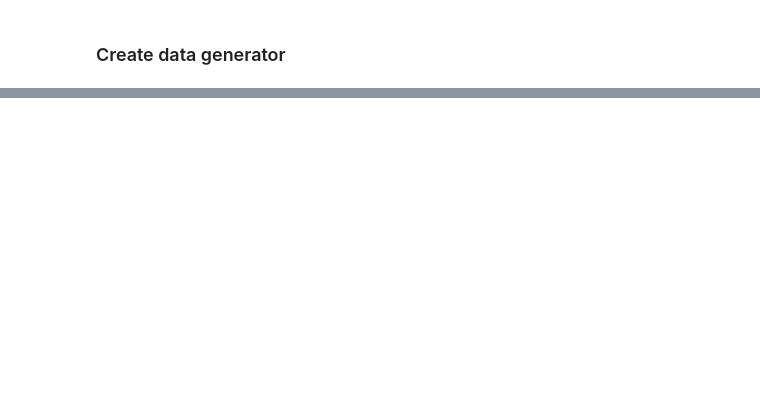
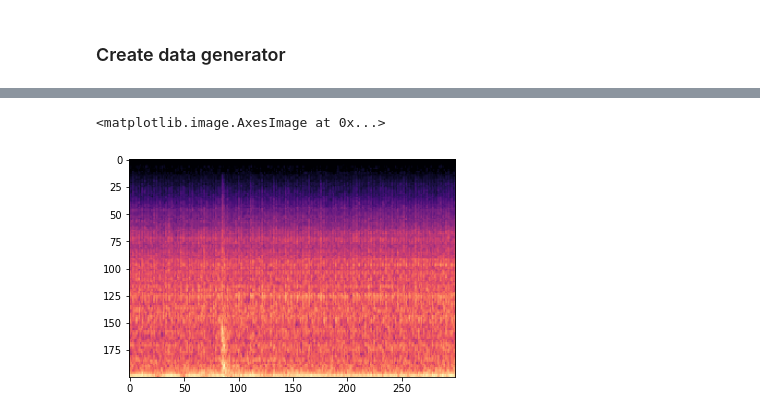
Before and after one commit to Gooogr/Book_Ian_Pointer_PyTorch_for_DL, a Jupyter notebook: Chapter 6. Sounds.ipynb, the cells around one changed output, grey strips where cells are left out. Cells and saved outputs as stored; diff of their text form; code cells hidden in the pictures; blank space fills up the shorter version.

```diff
--- a/Chapter 6. Sounds.ipynb
+++ b/Chapter 6. Sounds.ipynb
@@ -92,0 +341,45 @@ test_loader = DataLoader(ESC50(DATASET_PATH, subset_name='test'), batch_size=BAT
+# %%
+class PrecomputedESC50(Dataset):
+    def __init__(self, dataset_path, subset_name=None, transforms=None):
+        # Create generator with .png file pathes
+        files = Path(dataset_path).glob('*.png')
+
+        # Set dataset type dict
+        subset_type = {1: 'train',
+                       2: 'train',
+                       3: 'train',
+                       4: 'valid',
+                       5: 'test'}
+        # Iterate through file path and get list of (file path, label)
+        # File name example: 1-137-A-32.wav_50.png
+        extract_label = lambda x: int(x.split('-')[-1].split('.')[0])
+        self.items = [(str(f_path), extract_label(f_path.name)) for f_path in files \
+                      if subset_name == subset_type[int(f_path.name[0])]]
+        # Get length of items list
+        self.length = len(self.items)
+
+        # Apply image transformers
+        if transforms is None:
+            self.transforms = torchvision.transforms.Compose([torchvision.transforms.ToTensor()])
+        else:
+            self.transforms = transforms
+
+    def __getitem__(self, index):
+        filename, label = self.items[index]
+        img = Image.open(filename)
+#         print(filename)
+        return (self.transforms(img), label)
+
+    def __len__(self):
+        return self.length
+# %%
+train_loader = DataLoader(PrecomputedESC50(spectrogram_folder, subset_name='train'), batch_size=BATCH_SIZE, shuffle=True)
+valid_loader = DataLoader(PrecomputedESC50(spectrogram_folder, subset_name='valid'), batch_size=BATCH_SIZE, shuffle=True)
+test_loader = DataLoader(PrecomputedESC50(spectrogram_folder, subset_name='test'), batch_size=BATCH_SIZE, shuffle=True)
+# %%
+sample = next(iter(train_loader))[0][0]
+# %%
+plt.imshow(np.moveaxis(np.array(sample[0:3, :, :]), 0, -1)) # >_<
+# %% [output]
+<matplotlib.image.AxesImage at 0x...>
+[figure, added]
```
Also changed, not shown: parts of 35 cells of this notebook, 1 other file.
